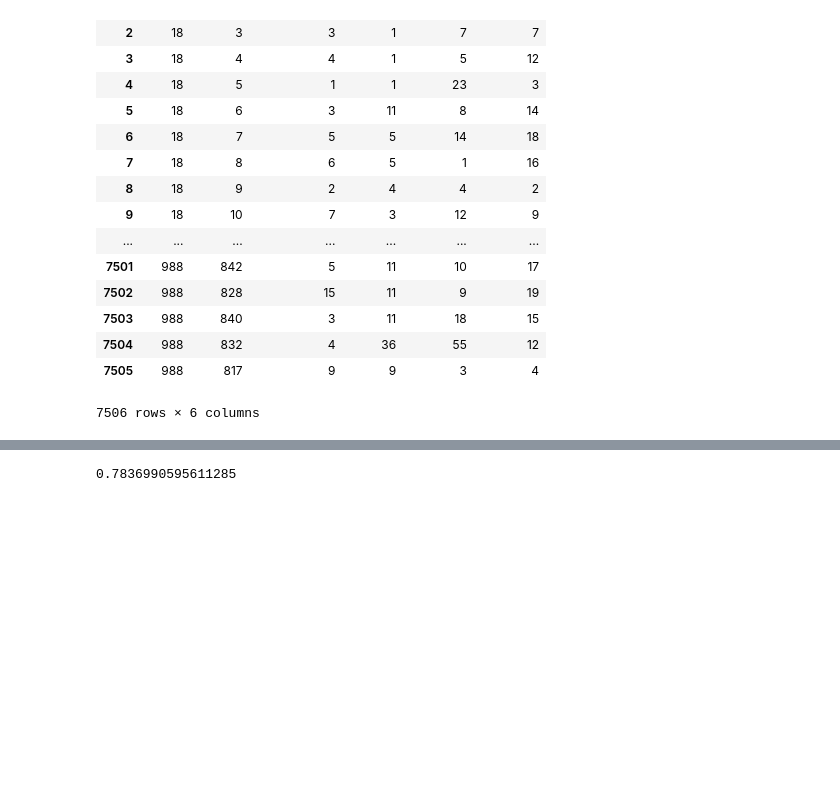
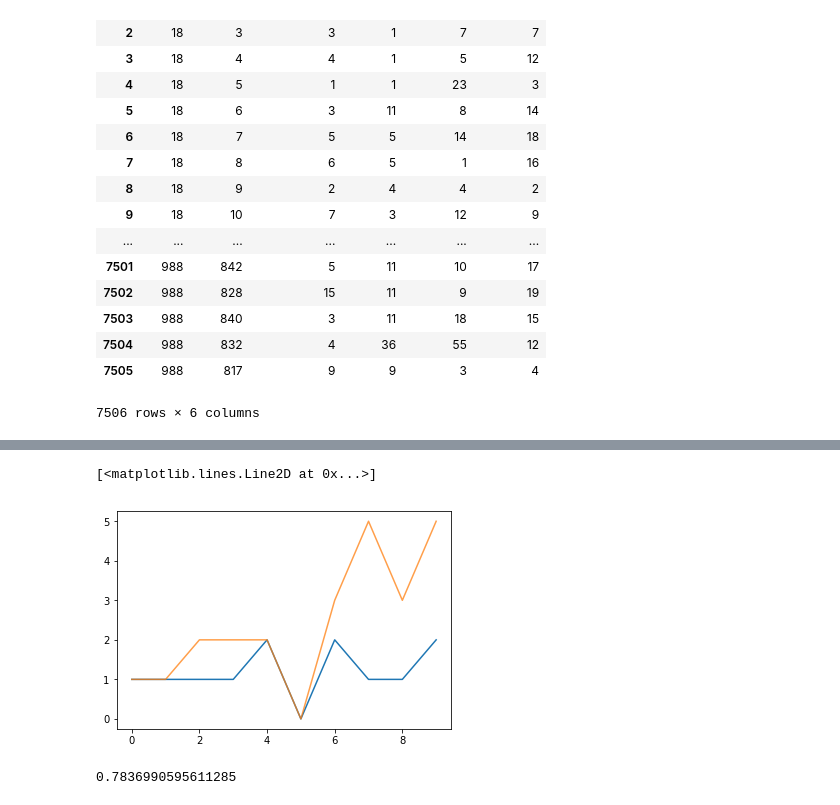
Before and after one commit to fslzrr/f1-data-analysis, a Jupyter notebook: Data Exploration/Modelo Random Forest.ipynb, the cells around one changed output, grey strips where cells are left out. Saved outputs shown, nothing was run; the diff lists cells and outputs as text; code cells hidden in the pictures; blank space fills up the shorter version.

```diff
--- a/Data Exploration/Modelo Random Forest.ipynb
+++ b/Data Exploration/Modelo Random Forest.ipynb
@@ -90,3 +122,28 @@ XTabl
 | 7504 | 988 | 832 | 4 | 36 | 55 | 12 |
 | 7505 | 988 | 817 | 9 | 9 | 3 | 4 |
 7506 rows × 6 columns
+# %%
+sim_XTabl = sim_qualifying_merged
+
+sim_XTabl = sim_XTabl.drop('positionText', axis=1)
+sim_XTabl = sim_XTabl.drop('resultId', axis=1)
+sim_XTabl = sim_XTabl.drop('positionOrder', axis=1)
+#XTabl = XTabl.drop('time', axis=1)
+#XTabl = XTabl.drop('fastestLapTime', axis=1)
+sim_XTabl = sim_XTabl.drop('q1', axis=1)
+sim_XTabl = sim_XTabl.drop('q2', axis=1)
+sim_XTabl = sim_XTabl.drop('q3', axis=1)
+#XTabl = XTabl.drop('milliseconds', axis=1)
+sim_XTabl = sim_XTabl.drop('grid', axis=1)
+#XTabl = XTabl.drop('rank', axis=1)
+sim_XTabl = sim_XTabl.drop('qualifyId', axis=1)
+sim_XTabl = sim_XTabl.drop('points', axis=1)
+#XTabl = XTabl.drop('laps', axis=1)
+#XTabl = XTabl.drop('fastestLapSpeed', axis=1)
+#XTabl = XTabl.drop('fastestLap', axis=1)
+sim_XTabl = sim_XTabl.drop('number_x', axis=1)
+
+sim_XTabl = sim_XTabl.dropna()
+sim_YTabl = sim_XTabl['position_x']
+sim_XTabl = sim_XTabl.drop('position_x', axis=1)
+sim_XTabl
@@ -92,0 +162,3 @@ XTabl
+# %%
+sim_XTabl['position_y'] = 2
+sim_XTabl
@@ -116,3 +213,9 @@ plt.plot(Y_test[:100], alpha=0.75)
+# %%
+plt.plot(Y_sim_test_hat)
+plt.plot(y_sim_raw, alpha=0.75)
+# %% [output]
+[<matplotlib.lines.Line2D at 0x...>]
+[figure, added]
 # %%
 metrics.accuracy_score(Y_train, Y_train_hat)
 # %% [output]
```
Also changed, not shown: parts of 10 cells of this notebook, 4 other files.
